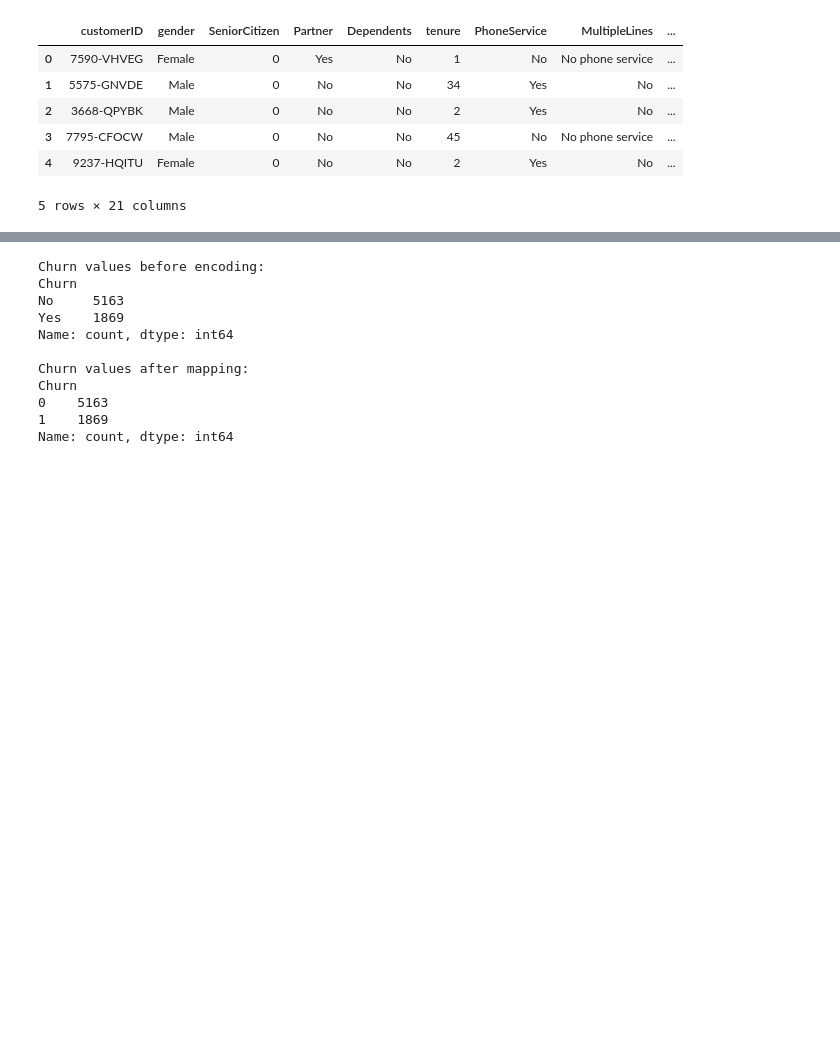
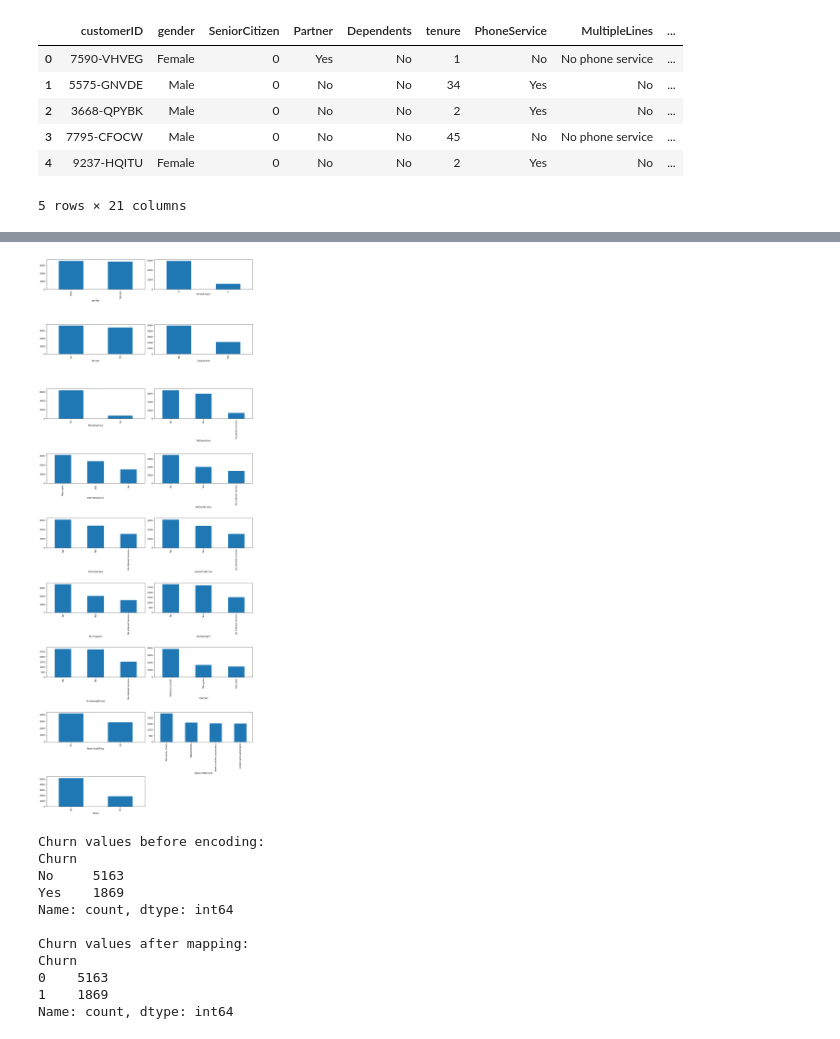
Before and after one commit to Amasha03/Customer_Churn_Prediction, a Jupyter notebook: notebooks/02_Preprocessing.ipynb, the cells around one changed output, grey strips where cells are left out. Saved outputs shown, nothing was run; the diff lists cells and outputs as text; code cells hidden in the pictures; blank space fills up the shorter version.

```diff
--- a/notebooks/02_Preprocessing.ipynb
+++ b/notebooks/02_Preprocessing.ipynb
@@ -50,3 +90,24 @@ Shape after handling missing values: (7032, 21)
+# %%
+# Bar chart shows frequency of each category
+categorical_cols=['gender','SeniorCitizen','Partner','Dependents','PhoneService','MultipleLines','InternetService','OnlineSecurity','OnlineBackup','DeviceProtection','TechSupport','StreamingTV','StreamingMovies','Contract','PaperlessBilling','PaymentMethod','Churn']
+
+cols=2
+rows=math.ceil(len(categorical_cols)/cols)
+
+fig,axes=plt.subplots(rows,cols,figsize=(14,rows*4))
+axes=axes.flatten()
+
+for i,col in enumerate(categorical_cols):
+  df[col].value_counts().plot(kind='bar',ax=axes[i])
+  axes[i].tick_params(axis='x',rotation=90)
+
+for j in range(len(categorical_cols),len(axes)):
+  fig.delaxes(axes[j])
+
+plt.tight_layout()
+plt.show()
+# %% [output]
+[figure, added]
 # %%
 #Encode Churn
 #Check what values exist
```
Also changed, not shown: parts of 9 cells of this notebook.
